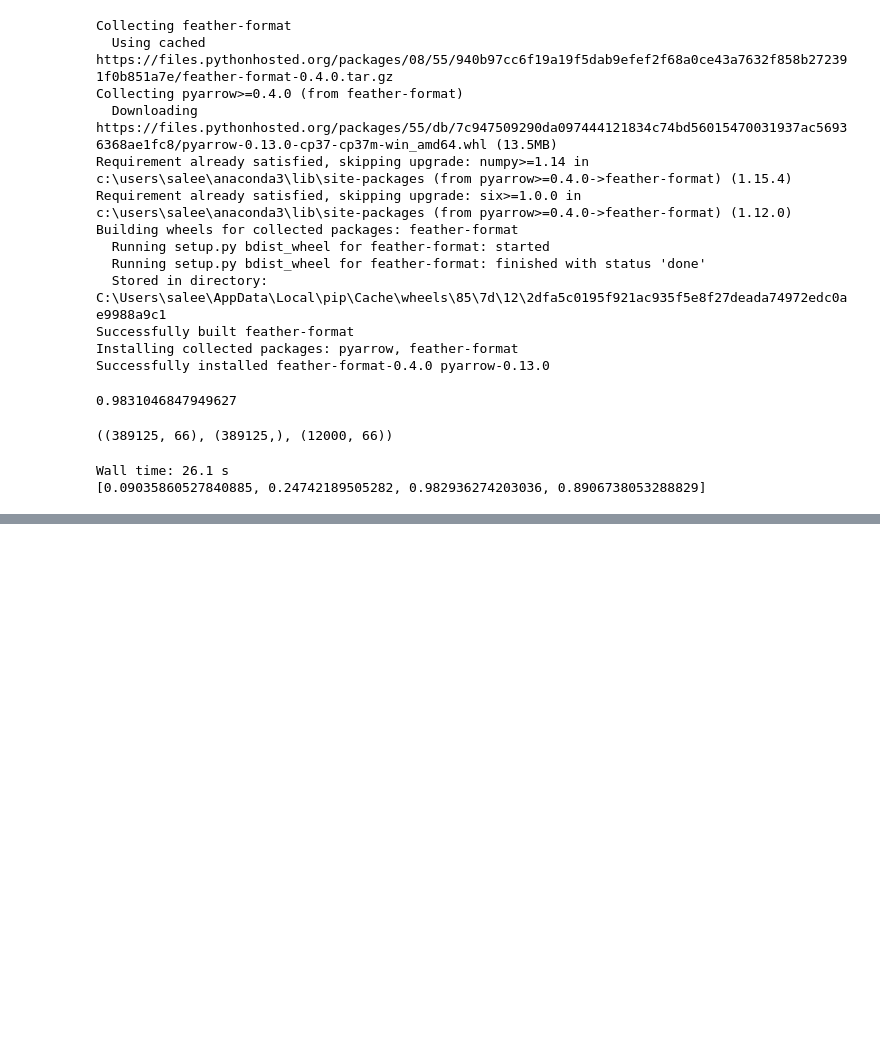
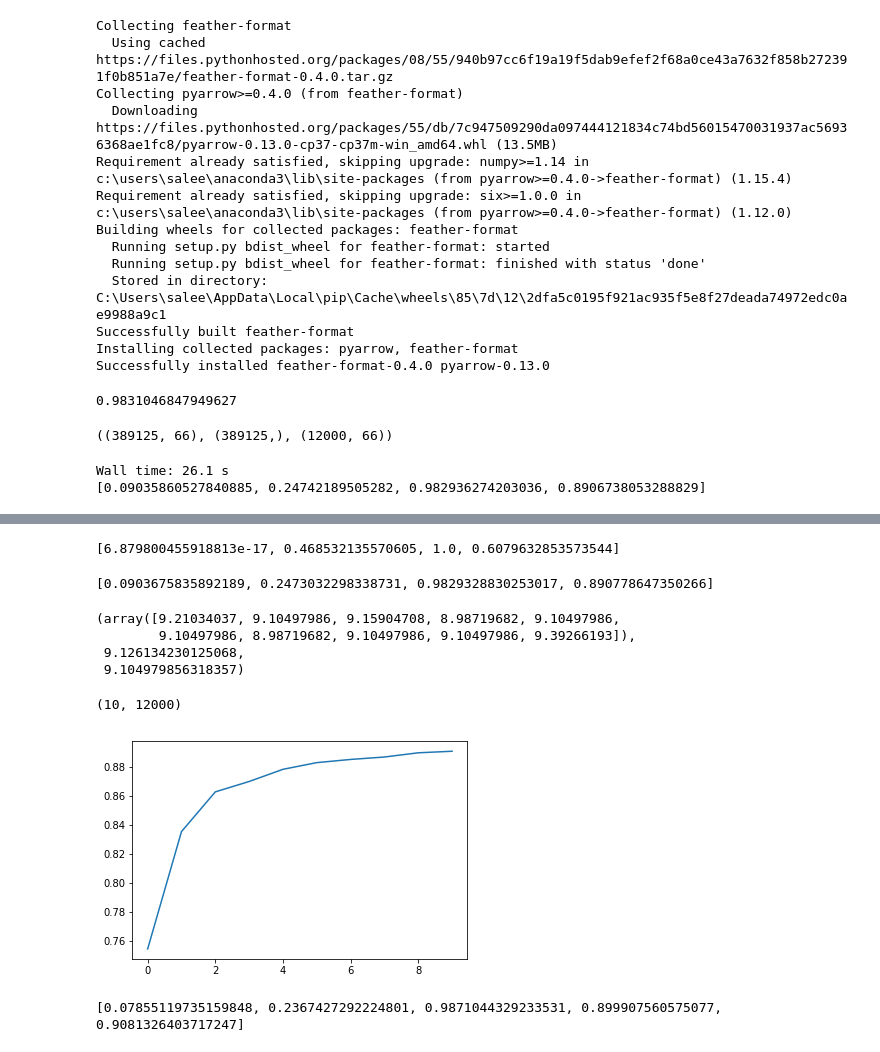
Before and after one commit to ammarshaikh123/Projects-on-Machine-Learning, a Jupyter notebook: Rf- fast.ai.ipynb, the cells around one changed output, grey strips where cells are left out. Drawn from its saved outputs; the diff is of its cells as text; code cells hidden in the pictures; blank space fills up the shorter version.

```diff
--- a/Rf- fast.ai.ipynb
+++ b/Rf- fast.ai.ipynb
@@ -233,0 +242,5 @@ array([9.10497986, 9.04782144, 9.10497986, ..., 9.35010231, 9.10497986,
+# %%
+
+m = RandomForestRegressor(n_estimators=1, max_depth=3, bootstrap=False, n_jobs=-1)
+m.fit(X_train, y_train)
+print_score(m)
@@ -233,0 +276,38 @@ array([9.10497986, 9.04782144, 9.10497986, ..., 9.35010231, 9.10497986,
+# %%
+m = RandomForestRegressor(n_estimators=1, bootstrap=False, n_jobs=-1)
+m.fit(X_train, y_train)
+print_score(m)
+# %% [output]
+[6.879800455918813e-17, 0.468532135570605, 1.0, 0.6079632853573544]
+# %%
+
+m = RandomForestRegressor(n_jobs=-1)
+m.fit(X_train, y_train)
+print_score(m)
+# %% [output]
+[0.0903675835892189, 0.2473032298338731, 0.9829328830253017, 0.890778647350266]
+# %%
+preds = np.stack([t.predict(X_valid) for t in m.estimators_])
+preds[:,0], np.mean(preds[:,0]), y_valid[0]
+# %% [output]
+(array([9.21034037, 9.10497986, 9.15904708, 8.98719682, 9.10497986,
+        9.10497986, 8.98719682, 9.10497986, 9.10497986, 9.39266193]),
+ 9.126134230125068,
+ 9.104979856318357)
+# %%
+preds.shape
+# %% [output]
+(10, 12000)
+# %%
+import matplotlib.pyplot as plt
+from sklearn import metrics
+
+plt.plot([metrics.r2_score(y_valid, np.mean(preds[:i+1], axis=0)) for i in range(10)]);
+# %% [output]
+[figure, added]
+# %%
+m = RandomForestRegressor(n_estimators=40, n_jobs=-1, oob_score=True)
+m.fit(X_train, y_train)
+print_score(m)
+# %% [output]
+[0.07855119735159848, 0.2367427292224801, 0.9871044329233531, 0.899907560575077, 0.9081326403717247]
```
Also changed, not shown: parts of 12 cells of this notebook.
